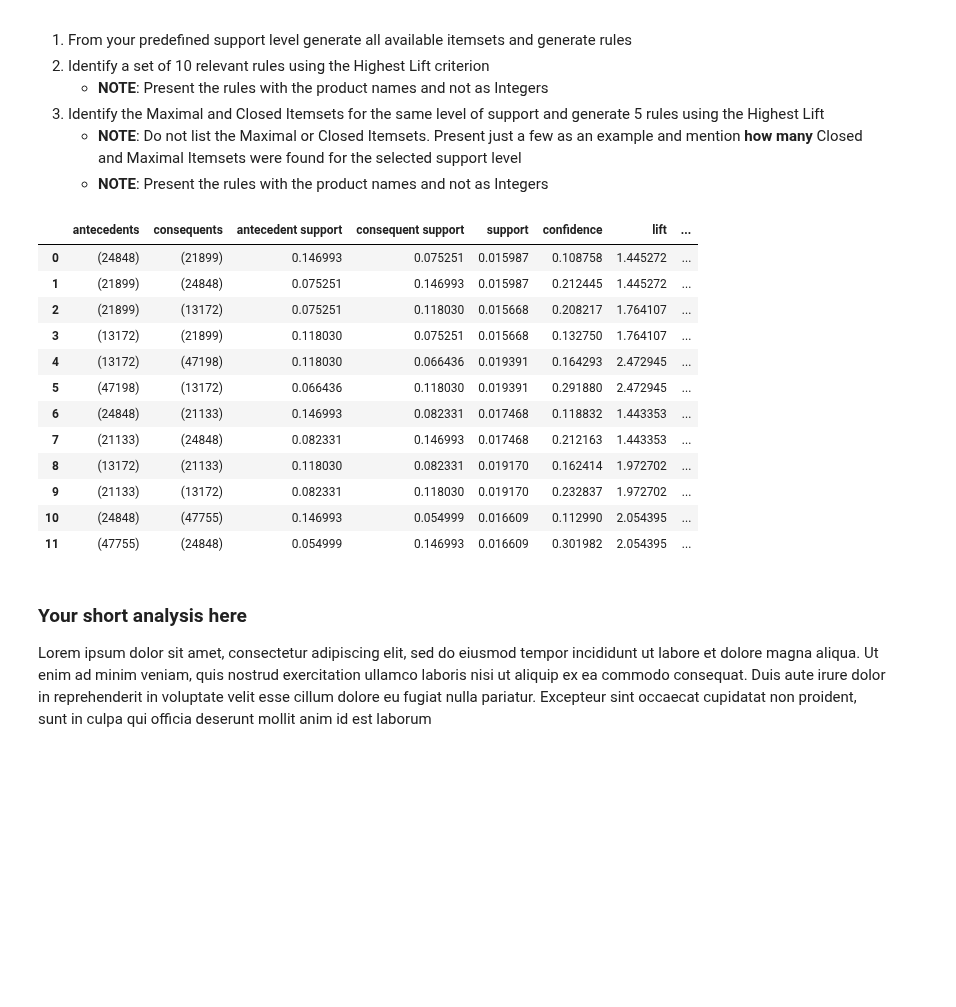
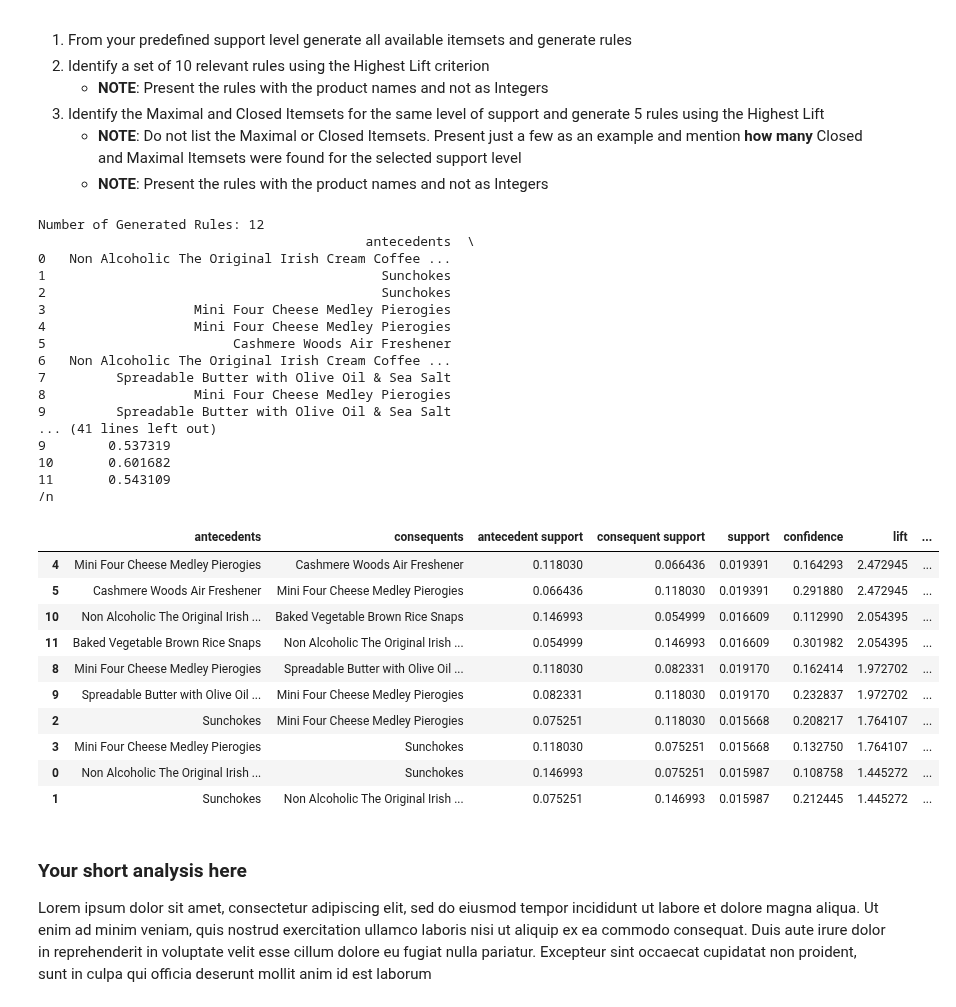
Before and after one commit to RomuloNogueira02/DataMining, a Jupyter notebook: HA2/PD_2324_HA2_ROM.ipynb, the cells around one changed output. Saved outputs shown, nothing was run; the diff lists cells and outputs as text; code cells hidden in the pictures; blank space fills up the shorter version.

```diff
--- a/HA2/PD_2324_HA2_ROM.ipynb
+++ b/HA2/PD_2324_HA2_ROM.ipynb
@@ -227,31 +229,63 @@ For the dataset at hand, selecting a support threshold involves balancing the de
 # %%
 ### Add processing code here
 from mlxtend.frequent_patterns import association_rules
 
+#I ran the option 1 off the previous section/exercise and the lift values were much smaller as expected so lets keep the option 2
+
 # 1.
-min_supp = 0.015
+min_supp = 0.015 #0.015 generates 12 rules
+                #0.01 generates 28 rules
+                #0.012 generates 20 rules
+                #0.018 generates 4 rules
+                #0.02 doesnt work
 
 # List all availabel itemsets
 FI_fpg= fpgrowth(df, min_supp)
 # FI_fpg
 
 # generate rules
 all_rules = association_rules(FI_fpg, metric="confidence", min_threshold=0.02)
-all_rules
+
+# Replace antecedents and consequents with product names
+all_rules["antecedents"] = all_rules["antecedents"].apply(lambda x: ", ".join([products[order_num] for order_num in x]))
+all_rules["consequents"] = all_rules["consequents"].apply(lambda x: ", ".join([products[order_num] for order_num in x]))
+
+print("Number of Generated Rules:", len(all_rules))
+print(all_rules)
+print("/n")
+
+# Top 10 set of rules with the highest lift
+sorted_rules = all_rules.sort_values(by="lift", ascending=False).head(10)
+sorted_rules
 # %% [output]
+Number of Generated Rules: 12
+                                          antecedents  \
+0   Non Alcoholic The Original Irish Cream Coffee ...
+1                                           Sunchokes
+2                                           Sunchokes
+3                   Mini Four Cheese Medley Pierogies
+4                   Mini Four Cheese Medley Pierogies
+5                        Cashmere Woods Air Freshener
+6   Non Alcoholic The Original Irish Cream Coffee ...
+7         Spreadable Butter with Olive Oil & Sea Salt
+8                   Mini Four Cheese Medley Pierogies
+9         Spreadable Butter with Olive Oil & Sea Salt
+... (41 lines left out)
+9        0.537319
+10       0.601682
+11       0.543109
+/n
 |  | antecedents | consequents | antecedent support | consequent support | support | confidence | lift | ... |
-| 0 | (24848) | (21899) | 0.146993 | 0.075251 | 0.015987 | 0.108758 | 1.445272 | ... |
-| 1 | (21899) | (24848) | 0.075251 | 0.146993 | 0.015987 | 0.212445 | 1.445272 | ... |
-| 2 | (21899) | (13172) | 0.075251 | 0.118030 | 0.015668 | 0.208217 | 1.764107 | ... |
-| 3 | (13172) | (21899) | 0.118030 | 0.075251 | 0.015668 | 0.132750 | 1.764107 | ... |
-| 4 | (13172) | (47198) | 0.118030 | 0.066436 | 0.019391 | 0.164293 | 2.472945 | ... |
-| 5 | (47198) | (13172) | 0.066436 | 0.118030 | 0.019391 | 0.291880 | 2.472945 | ... |
-| 6 | (24848) | (21133) | 0.146993 | 0.082331 | 0.017468 | 0.118832 | 1.443353 | ... |
-| 7 | (21133) | (24848) | 0.082331 | 0.146993 | 0.017468 | 0.212163 | 1.443353 | ... |
-| 8 | (13172) | (21133) | 0.118030 | 0.082331 | 0.019170 | 0.162414 | 1.972702 | ... |
-| 9 | (21133) | (13172) | 0.082331 | 0.118030 | 0.019170 | 0.232837 | 1.972702 | ... |
-| 10 | (24848) | (47755) | 0.146993 | 0.054999 | 0.016609 | 0.112990 | 2.054395 | ... |
-| 11 | (47755) | (24848) | 0.054999 | 0.146993 | 0.016609 | 0.301982 | 2.054395 | ... |
+| 4 | Mini Four Cheese Medley Pierogies | Cashmere Woods Air Freshener | 0.118030 | 0.066436 | 0.019391 | 0.164293 | 2.472945 | ... |
+| 5 | Cashmere Woods Air Freshener | Mini Four Cheese Medley Pierogies | 0.066436 | 0.118030 | 0.019391 | 0.291880 | 2.472945 | ... |
+| 10 | Non Alcoholic The Original Irish ... | Baked Vegetable Brown Rice Snaps | 0.146993 | 0.054999 | 0.016609 | 0.112990 | 2.054395 | ... |
+| 11 | Baked Vegetable Brown Rice Snaps | Non Alcoholic The Original Irish ... | 0.054999 | 0.146993 | 0.016609 | 0.301982 | 2.054395 | ... |
+| 8 | Mini Four Cheese Medley Pierogies | Spreadable Butter with Olive Oil ... | 0.118030 | 0.082331 | 0.019170 | 0.162414 | 1.972702 | ... |
+| 9 | Spreadable Butter with Olive Oil ... | Mini Four Cheese Medley Pierogies | 0.082331 | 0.118030 | 0.019170 | 0.232837 | 1.972702 | ... |
+| 2 | Sunchokes | Mini Four Cheese Medley Pierogies | 0.075251 | 0.118030 | 0.015668 | 0.208217 | 1.764107 | ... |
+| 3 | Mini Four Cheese Medley Pierogies | Sunchokes | 0.118030 | 0.075251 | 0.015668 | 0.132750 | 1.764107 | ... |
+| 0 | Non Alcoholic The Original Irish ... | Sunchokes | 0.146993 | 0.075251 | 0.015987 | 0.108758 | 1.445272 | ... |
+| 1 | Sunchokes | Non Alcoholic The Original Irish ... | 0.075251 | 0.146993 | 0.015987 | 0.212445 | 1.445272 | ... |
 # %% [markdown]
 ### Your short analysis here
 
```
Also changed, not shown: parts of 3 cells of this notebook, 1 other file.
